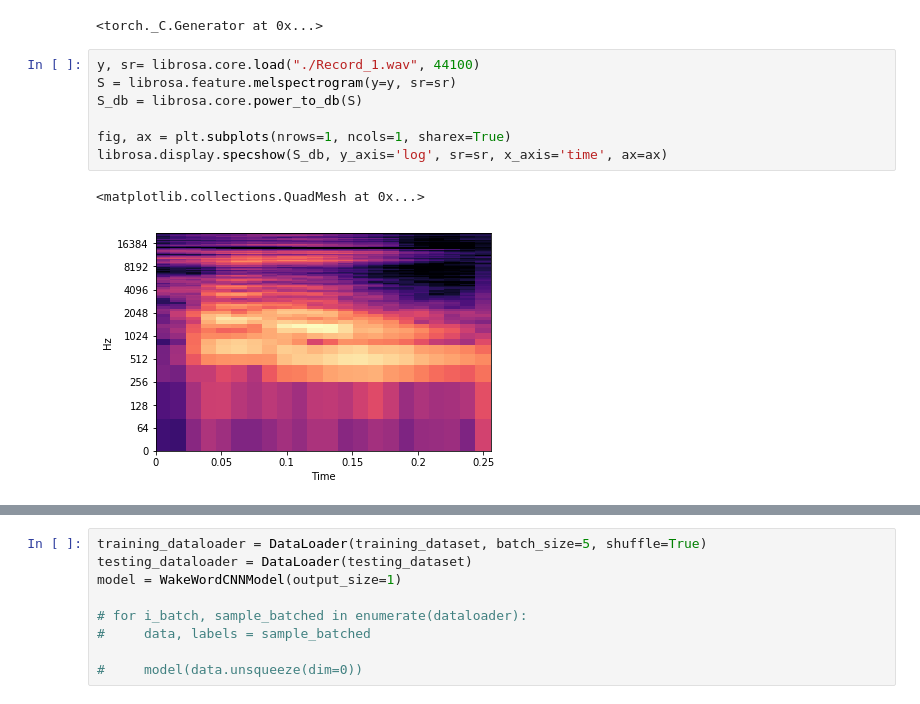
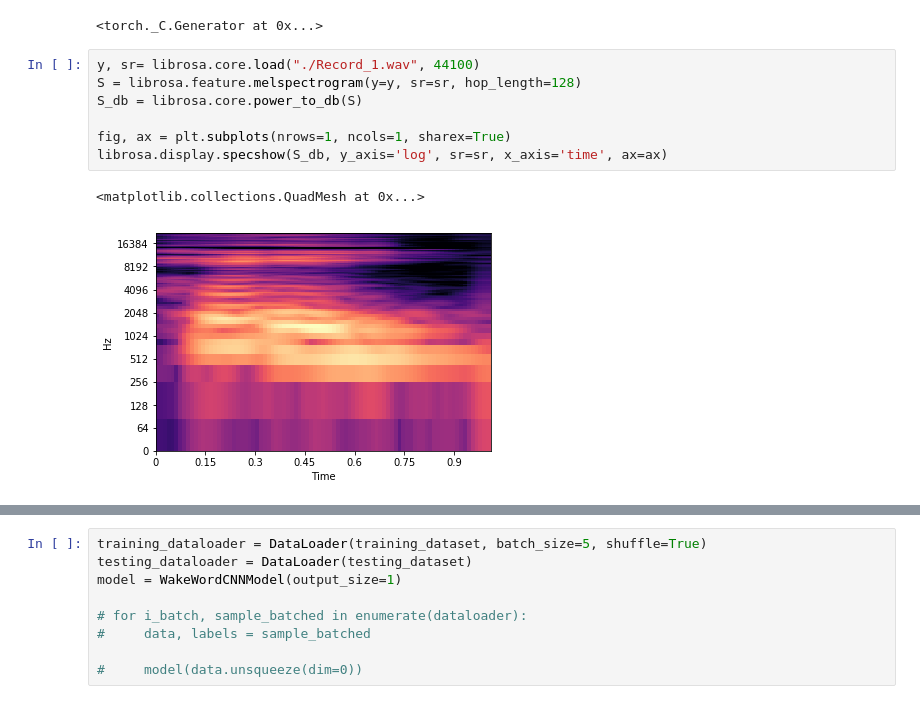
Before and after one commit to DACUS1995/Voice2Command, a Jupyter notebook: experiments/trigger_word.ipynb, the cells around one changed output, grey strips where cells are left out. Drawn from its saved outputs; the diff is of its cells as text.

```diff
--- a/experiments/trigger_word.ipynb
+++ b/experiments/trigger_word.ipynb
@@ -25,14 +25,14 @@ np.random.seed(0)
 <torch._C.Generator at 0x...>
 # %%
 y, sr= librosa.core.load("./Record_1.wav", 44100)
-S = librosa.feature.melspectrogram(y=y, sr=sr)
+S = librosa.feature.melspectrogram(y=y, sr=sr, hop_length=128)
 S_db = librosa.core.power_to_db(S)
 
 fig, ax = plt.subplots(nrows=1, ncols=1, sharex=True)
 librosa.display.specshow(S_db, y_axis='log', sr=sr, x_axis='time', ax=ax)
 # %% [output]
 <matplotlib.collections.QuadMesh at 0x...>
-[figure, old version]
+[figure, new version]
 # %%
 class CustomDataset(Dataset):
 	def __init__(
```
Also changed, not shown: parts of 7 cells of this notebook, 2 other files.
